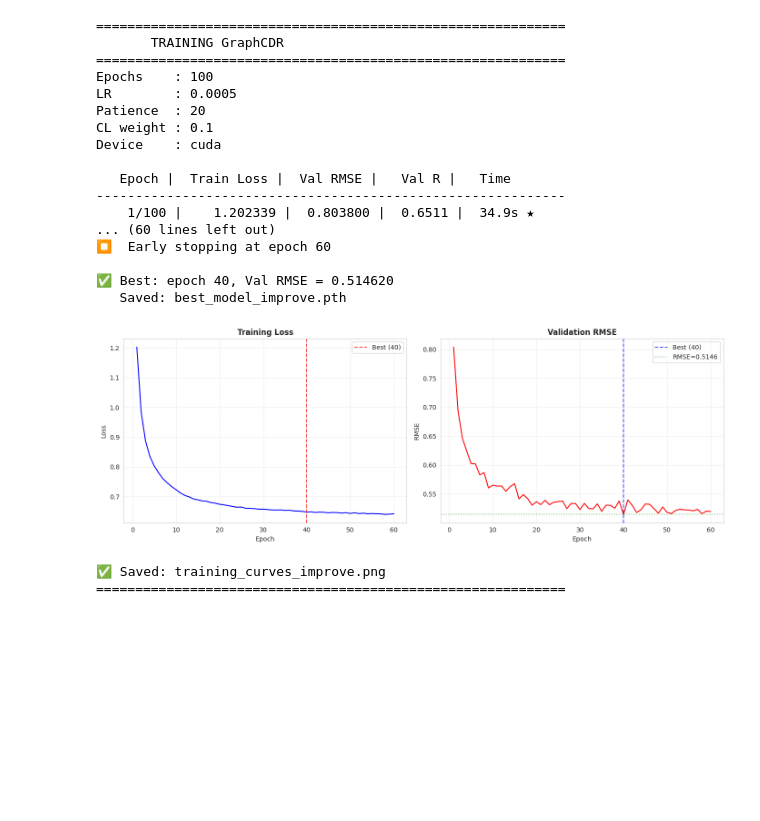
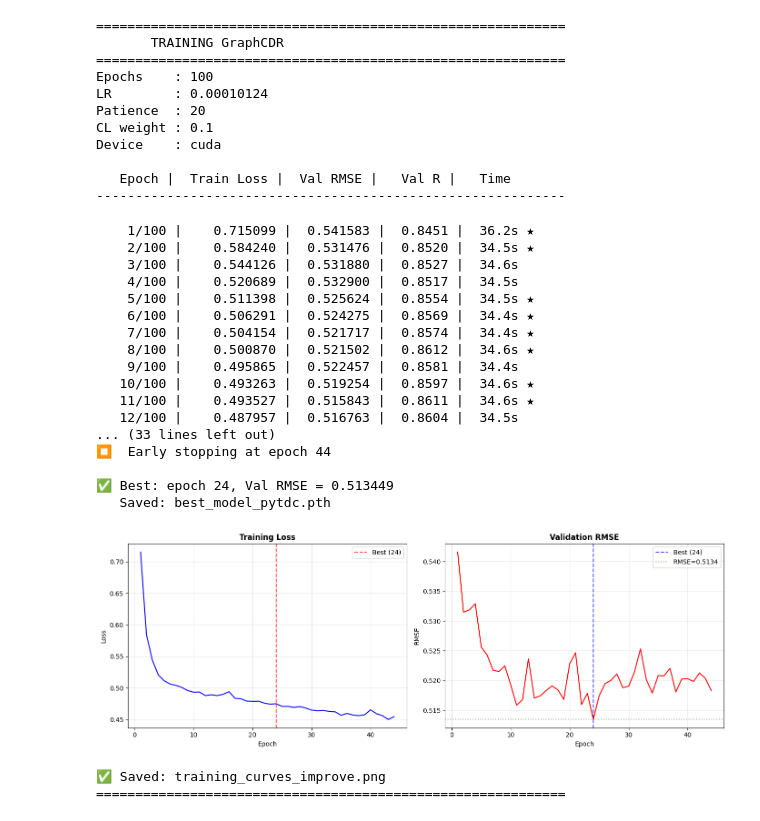
Before and after one commit to cuongdztop1tg/ML-Predicting-drug-response, a Jupyter notebook: drugres (1).ipynb, the cells around one changed output. Drawn from its saved outputs; the diff is of its cells as text; code cells hidden in the pictures; blank space fills up the shorter version.

```diff
--- a/drugres (1).ipynb
+++ b/drugres (1).ipynb
@@ -1244,11 +1078,11 @@ print("       TRAINING GraphCDR")
 print("=" * 60)
 
 EPOCHS             = 100
-LR                 = 5e-4
-WEIGHT_DECAY       = 1e-4
+LR                 = 0.00010124
+WEIGHT_DECAY       = 0.0000107
 PATIENCE           = 20
 CONTRASTIVE_WEIGHT = 0.1
-MODEL_PATH         = 'best_model_improve.pth'
+MODEL_PATH         = 'best_model_pytdc.pth'
 
 optimizer = torch.optim.Adam(model.parameters(), lr=LR, weight_decay=WEIGHT_DECAY)
 mse_criterion = nn.MSELoss()
@@ -1260,7 +1094,6 @@ print(f"CL weight : {CONTRASTIVE_WEIGHT}")
 print(f"Device    : {DEVICE}")
 print()
 
-
 def train_one_epoch(model, loader, optimizer, device):
     model.train()
     total_loss, n = 0.0, 0
@@ -1269,7 +1102,6 @@ def train_one_epoch(model, loader, optimizer, device):
         optimizer.zero_grad()
 
         pred, drug_repr = model(batch)
-        # Khử NaN cho cả y (Target)
         target = torch.nan_to_num(batch.y.squeeze(), nan=0.0, posinf=0.0, neginf=0.0)
         mse_loss = mse_criterion(pred.squeeze(), target)
 
@@ -1286,22 +1118,18 @@ def train_one_epoch(model, loader, optimizer, device):
                 cl_loss = torch.tensor(0.0, device=device)
 
         loss = mse_loss + CONTRASTIVE_WEIGHT * cl_loss
+
+        # ✅ FIX: Kiểm tra NaN TRƯỚC khi backward để bảo vệ trọng số
+        if torch.isnan(loss) or torch.isinf(loss):
+            continue   # Bỏ qua batch hỏng, KHÔNG backward
+
         loss.backward()
-
-        # --- THÊM DÒNG NÀY ĐỂ CHỐNG NỔ GRADIENT (RẤT QUAN TRỌNG) ---
         torch.nn.utils.clip_grad_norm_(model.parameters(), max_norm=1.0)
-
         optimizer.step()
-
-        # Nếu lỡ có 1 batch bị NaN, ta bỏ qua không cộng vào total_loss để tránh NaN cả epoch
-        if torch.isnan(loss) or torch.isinf(loss):
-            continue
 
         total_loss += loss.item()
         n += 1
     return total_loss / max(n, 1)
-
-
 
 @torch.no_grad()
 def evaluate(model, loader, device):
@@ -1313,13 +1141,24 @@ def evaluate(model, loader, device):
         preds_list.append(pred.squeeze().cpu().numpy())
         targets_list.append(batch.y.squeeze().cpu().numpy())
 
-    preds = np.concatenate(preds_list)
+    preds   = np.concatenate(preds_list)
     targets = np.concatenate(targets_list)
-    mse = np.mean((preds - targets) ** 2)
+
+    # ✅ FIX: Lọc NaN trước khi tính metrics
+    mask    = np.isfinite(preds) & np.isfinite(targets)
+    preds   = preds[mask]
+    targets = targets[mask]
+
+    if len(preds) == 0:
+        return {'MSE': np.inf, 'RMSE': np.inf, 'MAE': np.inf, 'R': 0.0,
+                'preds': preds, 'targets': targets}
+
+    mse  = np.mean((preds - targets) ** 2)
     rmse = np.sqrt(mse)
-    mae = np.mean(np.abs(preds - targets))
+    mae  = np.mean(np.abs(preds - targets))
     r, _ = pearsonr(preds, targets)
-    return {'MSE': mse, 'RMSE': rmse, 'MAE': mae, 'R': r, 'preds': preds, 'targets': targets}
+    return {'MSE': mse, 'RMSE': rmse, 'MAE': mae, 'R': r,
+            'preds': preds, 'targets': targets}
 
 
 # --- Training loop ---
@@ -1371,43 +1210,54 @@ import matplotlib.pyplot as plt
 
 fig, (ax1, ax2) = plt.subplots(1, 2, figsize=(14, 5))
 
 ax1.plot(range(1, len(train_losses)+1), train_losses, 'b-', lw=1.5)
 ax1.axvline(best_epoch, color='red', ls='--', alpha=0.7, label=f'Best ({best_epoch})')
 ax1.set_xlabel('Epoch'); ax1.set_ylabel('Loss'); ax1.set_title('Training Loss', fontweight='bold')
 ax1.legend(); ax1.grid(True, alpha=0.3)
 
 ax2.plot(range(1, len(val_rmses)+1), val_rmses, 'r-', lw=1.5)
 ax2.axvline(best_epoch, color='blue', ls='--', alpha=0.7, label=f'Best ({best_epoch})')
 ax2.axhline(best_val_rmse, color='green', ls=':', alpha=0.5, label=f'RMSE={best_val_rmse:.4f}')
 ax2.set_xlabel('Epoch'); ax2.set_ylabel('RMSE'); ax2.set_title('Validation RMSE', fontweight='bold')
 ax2.legend(); ax2.grid(True, alpha=0.3)
 
 plt.tight_layout()
 plt.savefig('training_curves_improve.png', dpi=150, bbox_inches='tight')
 plt.show()
 print("✅ Saved: training_curves_improve.png")
 print("=" * 60)
 # %% [output]
 ============================================================
        TRAINING GraphCDR
 ============================================================
 Epochs    : 100
-LR        : 0.0005
+LR        : 0.00010124
 Patience  : 20
 CL weight : 0.1
 Device    : cuda
 
    Epoch |  Train Loss |  Val RMSE |   Val R |   Time
 ------------------------------------------------------------
-    1/100 |    1.202339 |  0.803800 |  0.6511 |  34.9s ★
-... (60 lines left out)
-⏹  Early stopping at epoch 60
-
-✅ Best: epoch 40, Val RMSE = 0.514620
-   Saved: best_model_improve.pth
+    1/100 |    0.715099 |  0.541583 |  0.8451 |  36.2s ★
+    2/100 |    0.584240 |  0.531476 |  0.8520 |  34.5s ★
+    3/100 |    0.544126 |  0.531880 |  0.8527 |  34.6s
+    4/100 |    0.520689 |  0.532900 |  0.8517 |  34.5s
+    5/100 |    0.511398 |  0.525624 |  0.8554 |  34.5s ★
+    6/100 |    0.506291 |  0.524275 |  0.8569 |  34.4s ★
+    7/100 |    0.504154 |  0.521717 |  0.8574 |  34.4s ★
+    8/100 |    0.500870 |  0.521502 |  0.8612 |  34.6s ★
+    9/100 |    0.495865 |  0.522457 |  0.8581 |  34.4s
+   10/100 |    0.493263 |  0.519254 |  0.8597 |  34.6s ★
+   11/100 |    0.493527 |  0.515843 |  0.8611 |  34.6s ★
+   12/100 |    0.487957 |  0.516763 |  0.8604 |  34.5s
+... (33 lines left out)
+⏹  Early stopping at epoch 44
+
+✅ Best: epoch 24, Val RMSE = 0.513449
+   Saved: best_model_pytdc.pth
-[figure, old version]
+[figure, new version]
-✅ Saved: training_curves_improve.png
-============================================================
+✅ Saved: training_curves_improve.png
+============================================================
 # %%
 assert 'model' in dir(), "❌ Chạy Cell 9 trước."
 assert 'test_loader' in dir(), "❌ Chạy Cell 8 trước."
```
Also changed, not shown: parts of 16 cells of this notebook, 12 other files.
